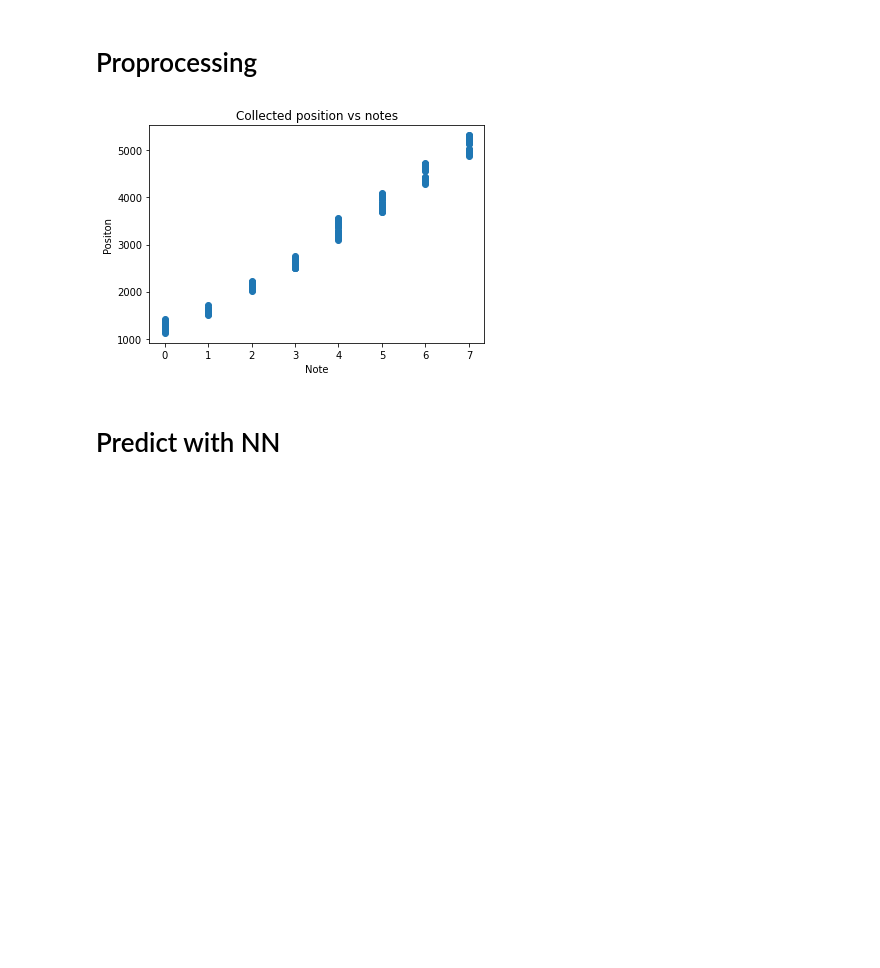
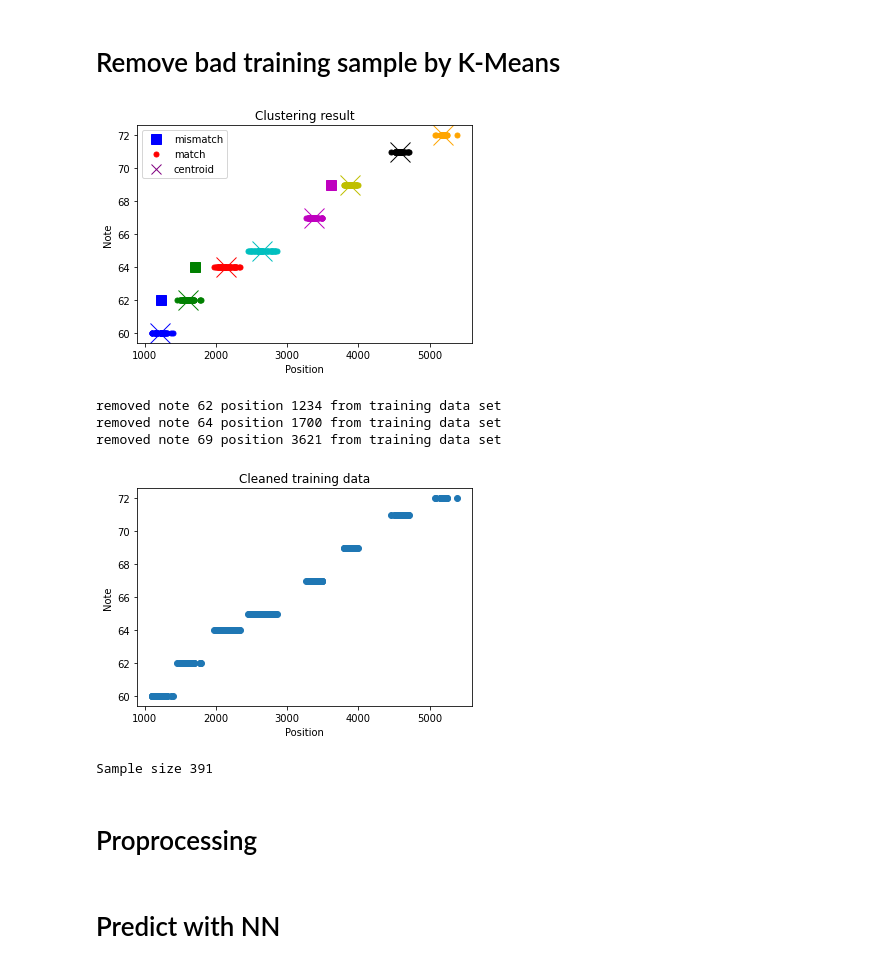
Before and after one commit to jefflaichunyin/ELEC4544_ML_Otamatone, a Jupyter notebook: software/classifier.ipynb, the cells around one changed output. Cells and saved outputs as stored; diff of their text form; code cells hidden in the pictures; blank space fills up the shorter version.

```diff
--- a/software/classifier.ipynb
+++ b/software/classifier.ipynb
@@ -32,3 +30,64 @@ plt.show()
+# %% [markdown]
+# Remove bad training sample by K-Means
+# %%
+km = KMeans(n_clusters=8)
+km.fit(samples.reshape(-1,1))
+centroids = sorted(km.cluster_centers_)
+centroid_labels = list(km.predict(centroids))
+colors = ["b","g","r","c","m","y","k","orange"]
+
+prediction = km.predict(samples.reshape(-1,1))
+mispredicted = []
+for i in range(len(samples)):
+    predicted_note_index = centroid_labels.index(prediction[i])
+    predicted_note = notes[predicted_note_index]
+    actual = labels[i]
+    if predicted_note != actual:
+        plt.plot(samples[i], actual, colors[predicted_note_index], marker='s', markersize = 10)
+        mispredicted += [i]
+    else:
+        plt.plot(samples[i], actual, colors[predicted_note_index], marker='.', markersize = 10)
+
+for i in range(len(centroids)):
+    plt.plot(centroids[i], notes[i], colors[i], marker='x', markersize = 20)
+
+
+plt.title('Clustering result')
+plt.xlabel('Position')
+plt.ylabel('Note')
+
+h1 = mlines.Line2D([], [], color='blue', marker='s', linestyle='None',
+                        markersize=10, label='mismatch')
+h2 = mlines.Line2D([], [], color='red', marker='.', linestyle='None',
+                        markersize=10, label='match')
+h3 = mlines.Line2D([], [], color='purple', marker='x', linestyle='None',
+                        markersize=10, label='centroid')
+plt.legend(handles=[h1,h2,h3])
+plt.show()
+
+samples = list(samples)
+labels = list(labels)
+for m in mispredicted[::-1]:
+    p = samples.pop(m)
+    l = labels.pop(m)
+    print(f'removed note {l} position {p} from training data set')
+samples = np.array(samples)
+labels = np.array(labels)
+
+
+plt.scatter(samples, labels)
+plt.title('Cleaned training data')
+plt.xlabel('Position')
+plt.ylabel('Note')
+plt.show()
+print("Sample size:", len(samples))
+# %% [output]
+[figure, added]
+removed note 62 position 1234 from training data set
+removed note 64 position 1700 from training data set
+removed note 69 position 3621 from training data set
+[figure, added]
+Sample size 391
 # %% [markdown]
 # Proprocessing
 # %%
@@ -36,13 +98,5 @@ train_samples, test_samples, train_labels, test_labels = train_test_split(sample
 train_labels,train_samples=shuffle(train_labels,train_samples)
 test_labels,test_samples=shuffle(test_labels,test_samples)
-# %%
-plt.scatter(train_labels, train_samples)
-plt.title('Collected position vs notes')
-plt.xlabel('Note')
-plt.ylabel('Positon')
-plt.show()
-# %% [output]
-[figure, removed]
 # %% [markdown]
 # Predict with NN
 # %%
```
Also changed, not shown: parts of 8 cells of this notebook, 3 other files.
